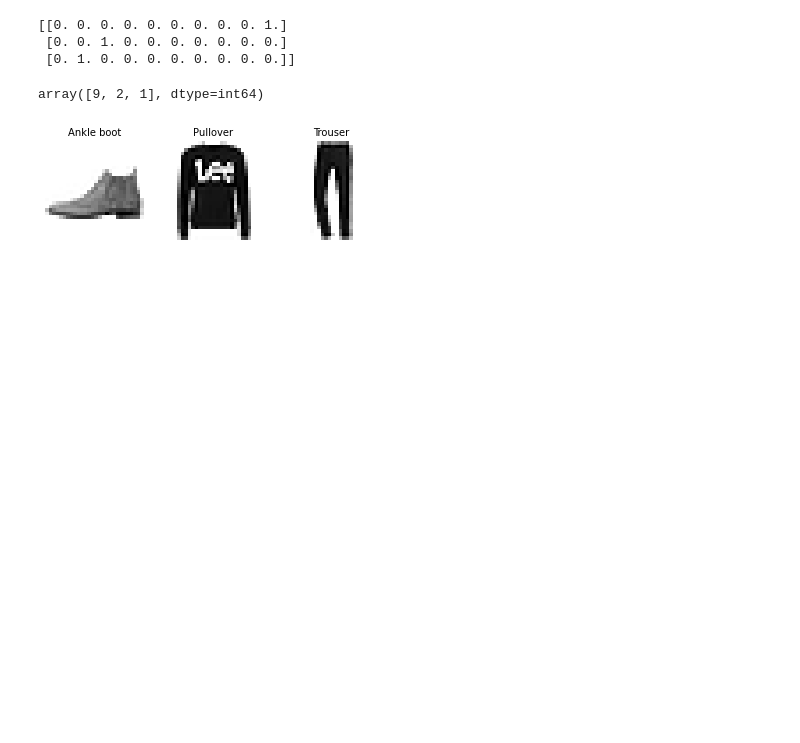
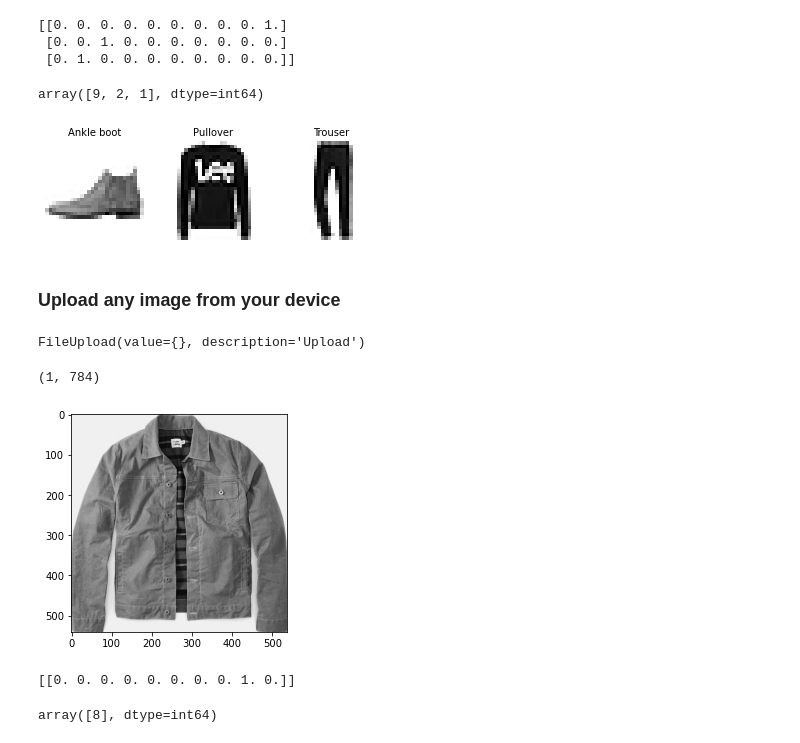
Before and after one commit to vraj1231/Mnist-Dataset-, a Jupyter notebook: Fashion Mnist Dataset NN/Fashion_MNIST_tensorflow_NN.ipynb, the cells around one changed output. Cells and saved outputs as stored; diff of their text form; code cells hidden in the pictures; blank space fills up the shorter version.

```diff
--- a/Fashion Mnist Dataset NN/Fashion_MNIST_tensorflow_NN.ipynb
+++ b/Fashion Mnist Dataset NN/Fashion_MNIST_tensorflow_NN.ipynb
@@ -173,3 +216,18 @@ for col in range(X_new.shape[0]):
 plt.subplots_adjust(wspace=0.2, hspace=0.5)
 # %% [output]
 [figure]
+# %% [markdown]
+### Upload any image from your device
+# %%
+import ipywidgets as widgets
+from IPython import display
+import IPython
+import PIL.Image
+import io
+x = widgets.FileUpload(
+    multiple=False  # True to accept multiple files upload else False
+)
+
+x
+# %% [output]
+FileUpload(value={}, description='Upload')
@@ -175,0 +237,33 @@ plt.subplots_adjust(wspace=0.2, hspace=0.5)
+# %%
+from PIL import Image
+import cv2
+import base64
+
+# Take in base64 string and return cv image
+def stringToRGB(base64_string):
+    image = Image.open(io.BytesIO(base64_string))
+
+    return cv2.cvtColor(np.array(image), cv2.COLOR_BGR2GRAY)
+
+
+base64_string = x.value[next(iter(x.value))]["content"]
+
+test_img = stringToRGB(base64_string)
+plt.imshow(cv2.cvtColor(test_img, cv2.COLOR_BGR2RGB))
+test_img = cv2.resize(test_img, (28, 28))
+test_img = test_img/255.0
+test_img.resize(1, 784)
+test_img.shape
+# %% [output]
+(1, 784)
+[figure, added]
+# %%
+y_proba_test = model.predict([test_img])
+y_proba_test
+print (y_proba_test.round(2))
+
+y_pred = model.predict_classes(test_img)
+y_pred
+# %% [output]
+[[0. 0. 0. 0. 0. 0. 0. 0. 1. 0.]]
+array([8], dtype=int64)
```
Also changed, not shown: parts of 12 cells of this notebook.
